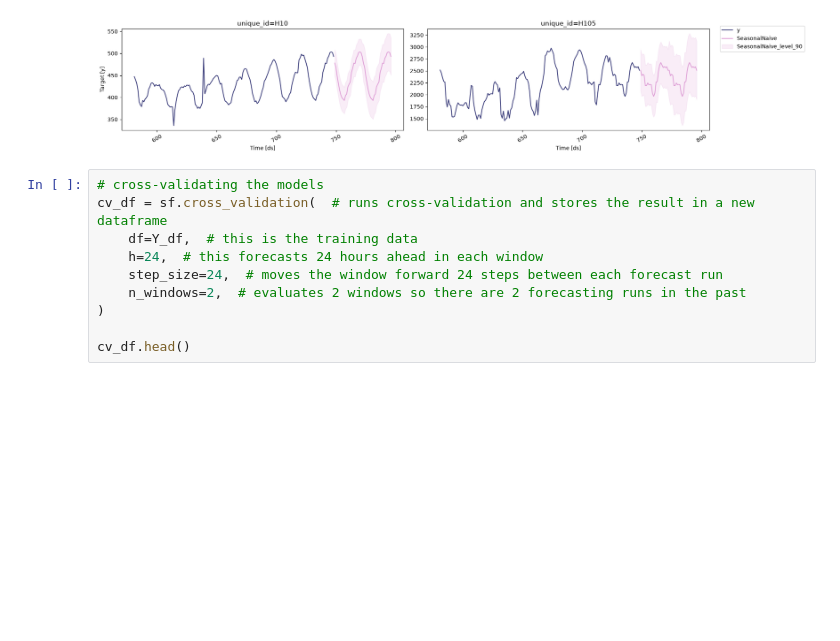
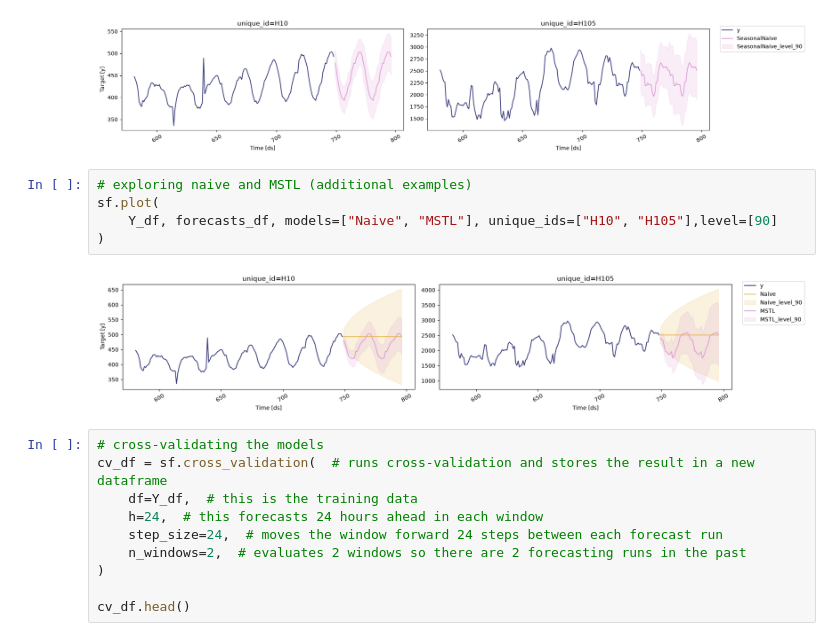
Before and after one commit to ambmodels/ambforecast-intern, a Jupyter notebook: statsforecast_tutorial.ipynb, the cells around one changed output. Saved outputs shown, nothing was run; the diff lists cells and outputs as text; blank space fills up the shorter version.

```diff
--- a/statsforecast_tutorial.ipynb
+++ b/statsforecast_tutorial.ipynb
@@ -128,6 +119,13 @@ sf.plot(
 )
 # %% [output]
 [figure]
+# %%
+# exploring naive and MSTL (additional examples)
+sf.plot(
+    Y_df, forecasts_df, models=["Naive", "MSTL"], unique_ids=["H10", "H105"],level=[90]
+)
+# %% [output]
+[figure, added]
 # %%
 # cross-validating the models
 cv_df = sf.cross_validation(  # runs cross-validation and stores the result in a new dataframe
```
Also changed, not shown: parts of 8 cells of this notebook.
